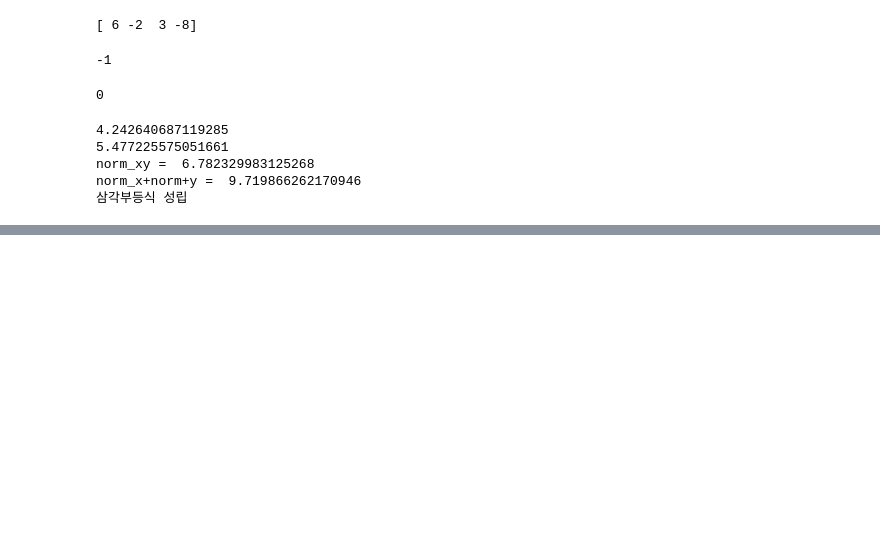
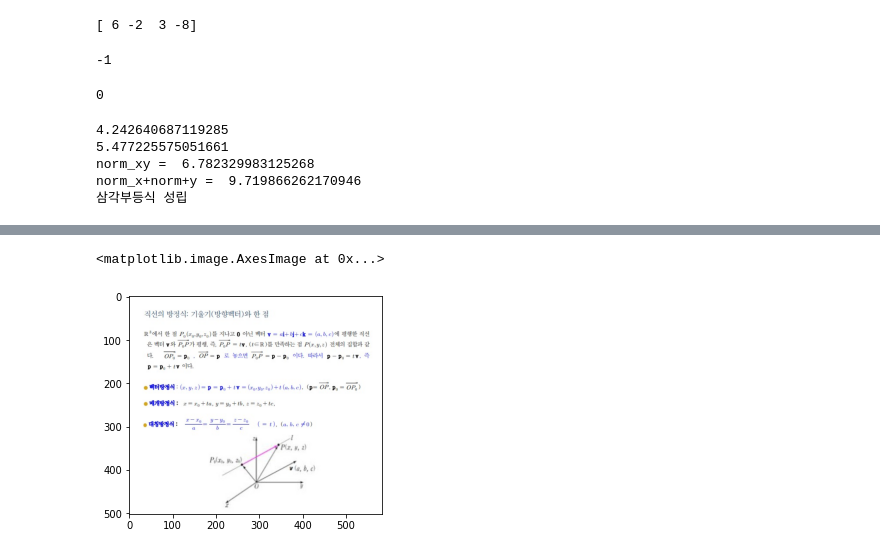
Before and after one commit to MinsuKim3095/study, a Jupyter notebook: 4.선형대수학/선형대수학_numpy로 구현하면서 공부하기.ipynb, the cells around one changed output, grey strips where cells are left out. Saved outputs shown, nothing was run; the diff lists cells and outputs as text; code cells hidden in the pictures; blank space fills up the shorter version.

```diff
--- a/4.선형대수학/선형대수학_numpy로 구현하면서 공부하기.ipynb
+++ b/4.선형대수학/선형대수학_numpy로 구현하면서 공부하기.ipynb
@@ -262,0 +276,6 @@ norm_x+norm+y =  9.719866262170946
+# %%
+image = Image.open('2.jpg')
+plt.imshow(image)
+# %% [output]
+<matplotlib.image.AxesImage at 0x...>
+[figure, added]
```
Also changed, not shown: parts of 12 cells of this notebook, 3 other files.
